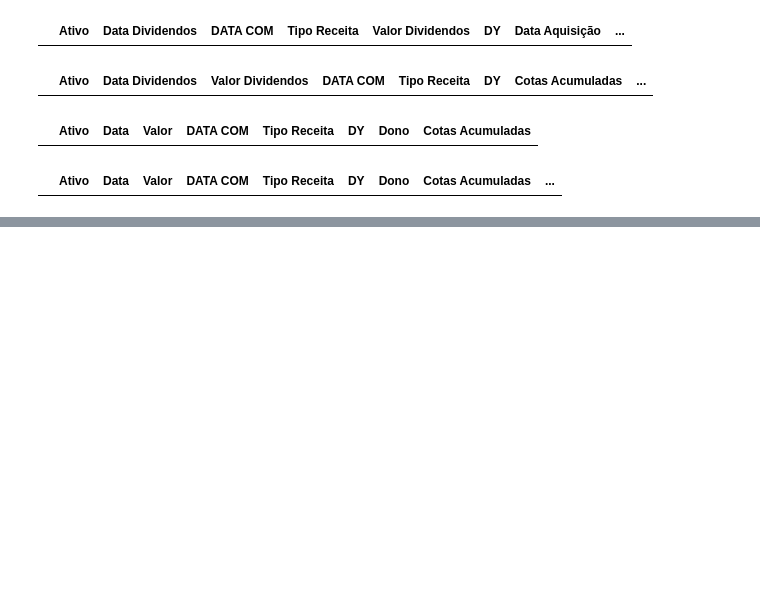
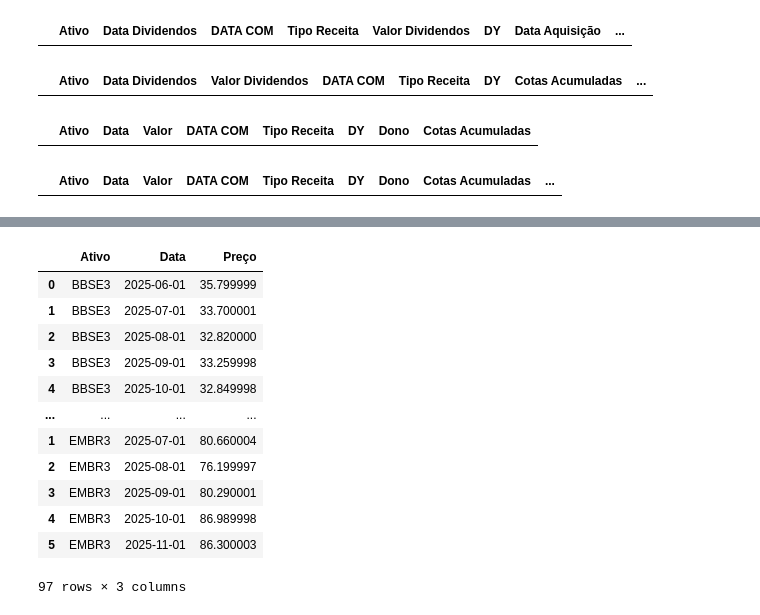
Before and after one commit to LuisHenrique7/Analise-Financeira, a Jupyter notebook: Modelagem da Carteira de Ativos.ipynb, the cells around one changed output, grey strips where cells are left out. Cells and saved outputs as stored; diff of their text form; code cells hidden in the pictures; blank space fills up the shorter version.

```diff
--- a/Modelagem da Carteira de Ativos.ipynb
+++ b/Modelagem da Carteira de Ativos.ipynb
@@ -743,0 +823,18 @@ df_dividendos_adquiridos.to_csv("Dados Modelados/Dividendos Recebidos.csv", inde
+# %%
+df_precos_6_meses["symbol"] = df_precos_6_meses["symbol"].apply(lambda x: x.strip('.SA'))
+df_precos_6_meses.rename(columns={"symbol": "Ativo", "date": "Data", "close": "Preço"}, inplace=True)
+df_precos_6_meses
+# %% [output]
+|  | Ativo | Data | Preço |
+| 0 | BBSE3 | 2025-06-01 | 35.799999 |
+| 1 | BBSE3 | 2025-07-01 | 33.700001 |
+| 2 | BBSE3 | 2025-08-01 | 32.820000 |
+| 3 | BBSE3 | 2025-09-01 | 33.259998 |
+| 4 | BBSE3 | 2025-10-01 | 32.849998 |
+| ... | ... | ... | ... |
+| 1 | EMBR3 | 2025-07-01 | 80.660004 |
+| 2 | EMBR3 | 2025-08-01 | 76.199997 |
+| 3 | EMBR3 | 2025-09-01 | 80.290001 |
+| 4 | EMBR3 | 2025-10-01 | 86.989998 |
+| 5 | EMBR3 | 2025-11-01 | 86.300003 |
+97 rows × 3 columns
```
Also changed, not shown: parts of 7 cells of this notebook, 1 other file.
